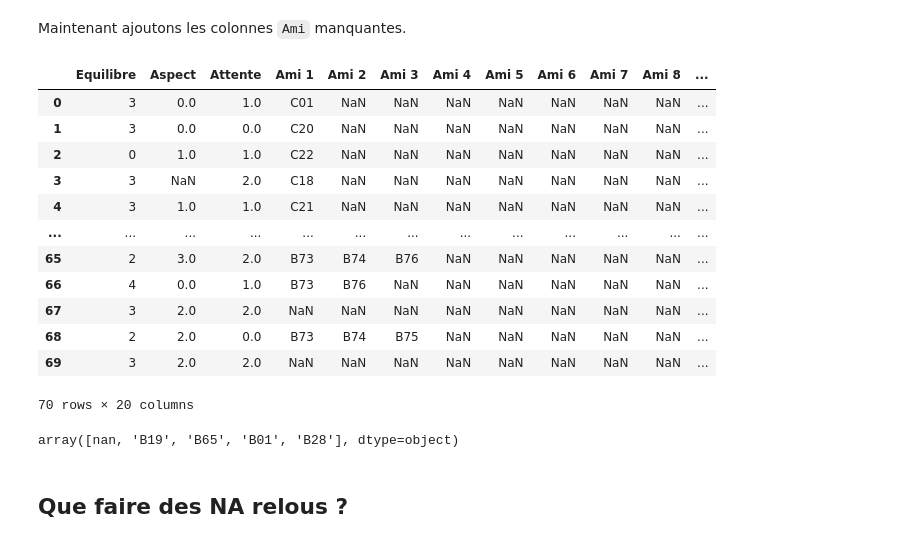
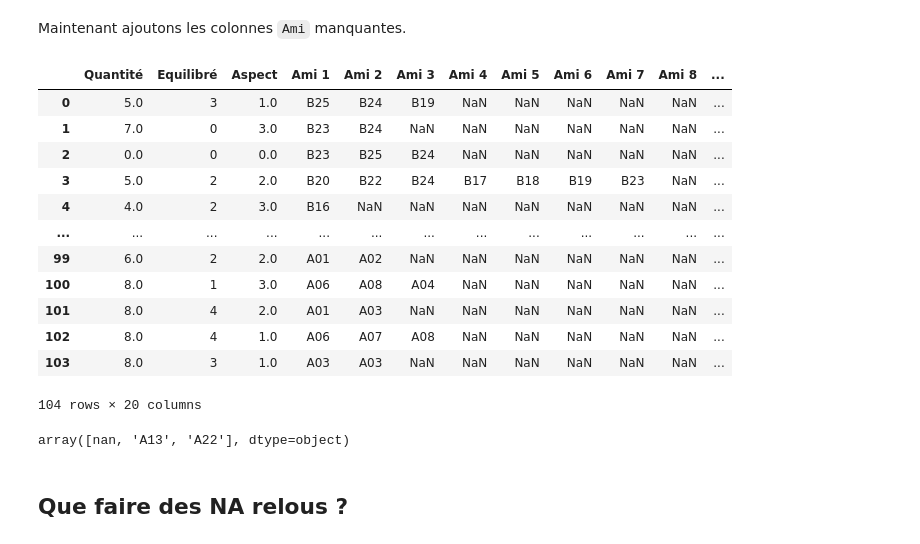
Before and after one commit to hippolyte456/Projet_MIChoCo, a Jupyter notebook: data_CROUS/data_processed/processing_Juin/3-Formatting_Formulaires_Juin.ipynb, the cells around one changed output. Saved outputs shown, nothing was run; the diff lists cells and outputs as text; code cells hidden in the pictures.

```diff
--- a/data_CROUS/data_processed/processing_Juin/Formatting_Formulaires_Juin.ipynb
+++ b/data_CROUS/data_processed/processing_Juin/3-Formatting_Formulaires_Juin.ipynb
@@ -210,17 +205,17 @@ Name: Faim, dtype: int64
 # %% [markdown]
 Dans un premier temps on règle le problème du 'è'. On suppose qu'il s'agit d'un '7' mal tapé sur un clavier AZERTY.
 # %%
-df["Equilibre"] = df["Equilibre"].replace('è','7')
+#df["Equilibre"] = df["Equilibre"].replace('è','7')
 # %% [markdown]
 Nous changeons l'échelle pour qu'elle soit la même que celle utilisée dans les formulaires d'Octobre. Pour ce faire nous changeons au préalable le type de données de chaines de caractères à entiers.
 # %%
 #Changement du type
-df["Equilibre"] = df["Equilibre"].astype(int)
+df["Equilibré"] = df["Equilibré"].astype(int)
 
 #Changement d'échelle 0 à 4.
-df["Equilibre"] = df["Equilibre"].replace([0, 1, 2],0)
-df["Equilibre"] = df["Equilibre"].replace([3, 4],1)
-df["Equilibre"] = df["Equilibre"].replace([5, 6],2)
-df["Equilibre"] = df["Equilibre"].replace([7, 8],3)
-df["Equilibre"] = df["Equilibre"].replace([9, 10],4)
+df["Equilibré"] = df["Equilibré"].replace([0, 1, 2],0)
+df["Equilibré"] = df["Equilibré"].replace([3, 4],1)
+df["Equilibré"] = df["Equilibré"].replace([5, 6],2)
+df["Equilibré"] = df["Equilibré"].replace([7, 8],3)
+df["Equilibré"] = df["Equilibré"].replace([9, 10],4)
 # %%
@@ -242,6 +231,6 @@ Name: Attente, dtype: int64
 #### Attente
 # %%
 #Changement d'échelle de 0 à 2
-df["Attente"] = df["Attente"].replace([0, 1, 2, 3],0)
+"""df["Attente"] = df["Attente"].replace([0, 1, 2, 3],0)
 df["Attente"] = df["Attente"].replace([4, 5, 6],1)
-df["Attente"] = df["Attente"].replace([7, 8, 9, 10],2)
+df["Attente"] = df["Attente"].replace([7, 8, 9, 10],2)"""
@@ -275,35 +272,35 @@ Renommons les colonnes `Ami` pour qu'elles correspondent aux colonnes des donné
 # %%
-df.columns = ['Unnamed: 0', 'Numéro de formulaire', 'ENTREE_1', 'ENTREE_2',
-       'ENTREE_3', 'PLAT_1', 'PLAT_2', 'PLAT_3', 'DESSERT_1', 'DESSERT_2',
-       'DESSERT_3', 'Horodateur', 'Genre', 'Régime', 'Fréquentation', 'Faim',
-       'Connaissance entourage', 'Influence entourage', 'Influence aspect',
-       'Quantité', 'Equilibre', 'Aspect', 'Attente', 'Ami 1', 'Ami 2',
-       'Ami 3', 'Ami 4', 'Ami 5', 'Ami 6',
-       'Ami 7', 'Ami 8']
+df.columns = ['Unnamed: 0', 'Horodateur', 'Numéro de formulaire', 'ENTREE_1',
+       'ENTREE_2', 'ENTREE_3', 'PLAT_1', 'PLAT_2', 'PLAT_3', 'DESSERT_1',
+       'DESSERT_2', 'DESSERT_3', 'Heure départ', 'Genre', 'Regime',
+       'Fréquentation', 'Faim', 'Connaissances', 'Influence',
+       'Influence aspect', 'Quantité', 'Equilibré', 'Aspect', 'Ami 1',
+       'Ami 2', 'Ami 3', 'Ami 4', 'Ami 5', 'Ami 6',
+       'Ami 7', 'Ami 8', 'Ami 9']
 # %% [markdown]
 Maintenant ajoutons les colonnes `Ami` manquantes.
 # %%
-for i in range(9,18):
+for i in range(10,18):
     df[f'Ami {i}'] = np.NaN
 df.iloc[:,20:]
 # %% [output]
-|  | Equilibre | Aspect | Attente | Ami 1 | Ami 2 | Ami 3 | Ami 4 | Ami 5 | Ami 6 | Ami 7 | Ami 8 | ... |
-| 0 | 3 | 0.0 | 1.0 | C01 | NaN | NaN | NaN | NaN | NaN | NaN | NaN | ... |
-| 1 | 3 | 0.0 | 0.0 | C20 | NaN | NaN | NaN | NaN | NaN | NaN | NaN | ... |
-| 2 | 0 | 1.0 | 1.0 | C22 | NaN | NaN | NaN | NaN | NaN | NaN | NaN | ... |
-| 3 | 3 | NaN | 2.0 | C18 | NaN | NaN | NaN | NaN | NaN | NaN | NaN | ... |
-| 4 | 3 | 1.0 | 1.0 | C21 | NaN | NaN | NaN | NaN | NaN | NaN | NaN | ... |
+|  | Quantité | Equilibré | Aspect | Ami 1 | Ami 2 | Ami 3 | Ami 4 | Ami 5 | Ami 6 | Ami 7 | Ami 8 | ... |
+| 0 | 5.0 | 3 | 1.0 | B25 | B24 | B19 | NaN | NaN | NaN | NaN | NaN | ... |
+| 1 | 7.0 | 0 | 3.0 | B23 | B24 | NaN | NaN | NaN | NaN | NaN | NaN | ... |
+| 2 | 0.0 | 0 | 0.0 | B23 | B25 | B24 | NaN | NaN | NaN | NaN | NaN | ... |
+| 3 | 5.0 | 2 | 2.0 | B20 | B22 | B24 | B17 | B18 | B19 | B23 | NaN | ... |
+| 4 | 4.0 | 2 | 3.0 | B16 | NaN | NaN | NaN | NaN | NaN | NaN | NaN | ... |
 | ... | ... | ... | ... | ... | ... | ... | ... | ... | ... | ... | ... | ... |
-| 65 | 2 | 3.0 | 2.0 | B73 | B74 | B76 | NaN | NaN | NaN | NaN | NaN | ... |
-| 66 | 4 | 0.0 | 1.0 | B73 | B76 | NaN | NaN | NaN | NaN | NaN | NaN | ... |
-| 67 | 3 | 2.0 | 2.0 | NaN | NaN | NaN | NaN | NaN | NaN | NaN | NaN | ... |
-| 68 | 2 | 2.0 | 0.0 | B73 | B74 | B75 | NaN | NaN | NaN | NaN | NaN | ... |
-| 69 | 3 | 2.0 | 2.0 | NaN | NaN | NaN | NaN | NaN | NaN | NaN | NaN | ... |
+| 99 | 6.0 | 2 | 2.0 | A01 | A02 | NaN | NaN | NaN | NaN | NaN | NaN | ... |
+| 100 | 8.0 | 1 | 3.0 | A06 | A08 | A04 | NaN | NaN | NaN | NaN | NaN | ... |
+| 101 | 8.0 | 4 | 2.0 | A01 | A03 | NaN | NaN | NaN | NaN | NaN | NaN | ... |
+| 102 | 8.0 | 4 | 1.0 | A06 | A07 | A08 | NaN | NaN | NaN | NaN | NaN | ... |
+| 103 | 8.0 | 3 | 1.0 | A03 | A03 | NaN | NaN | NaN | NaN | NaN | NaN | ... |
-70 rows × 20 columns
+104 rows × 20 columns
 # %%
-df['Ami 7'].unique()
+df['Ami 9'].unique()
 # %% [output]
-array([nan, 'B19', 'B65', 'B01', 'B28'], dtype=object)
+array([nan, 'A13', 'A22'], dtype=object)
 # %% [markdown]
 ## Que faire des NA relous ?
 # %% [markdown]
```
Also changed, not shown: parts of 24 cells of this notebook, 13 other files.
